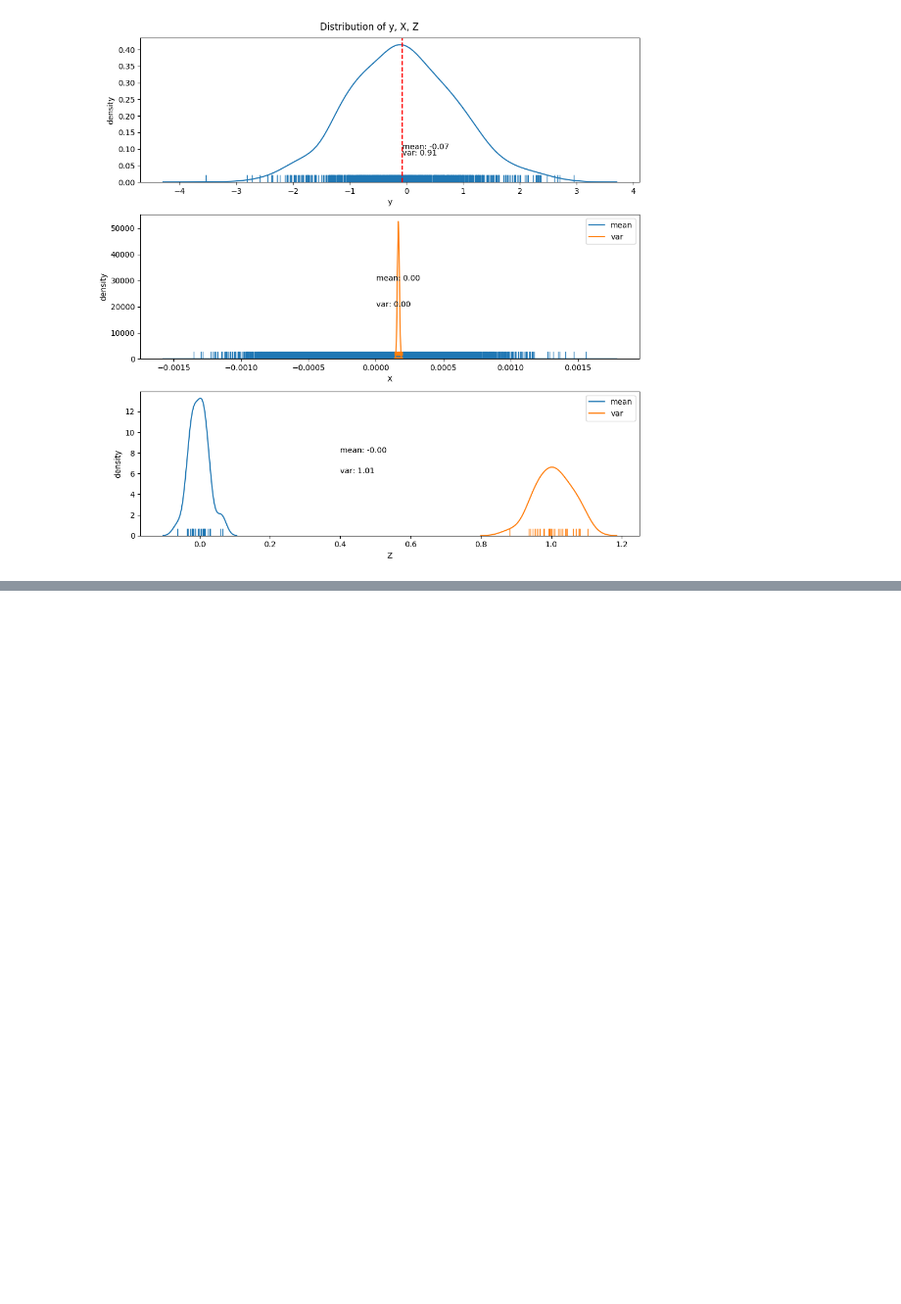
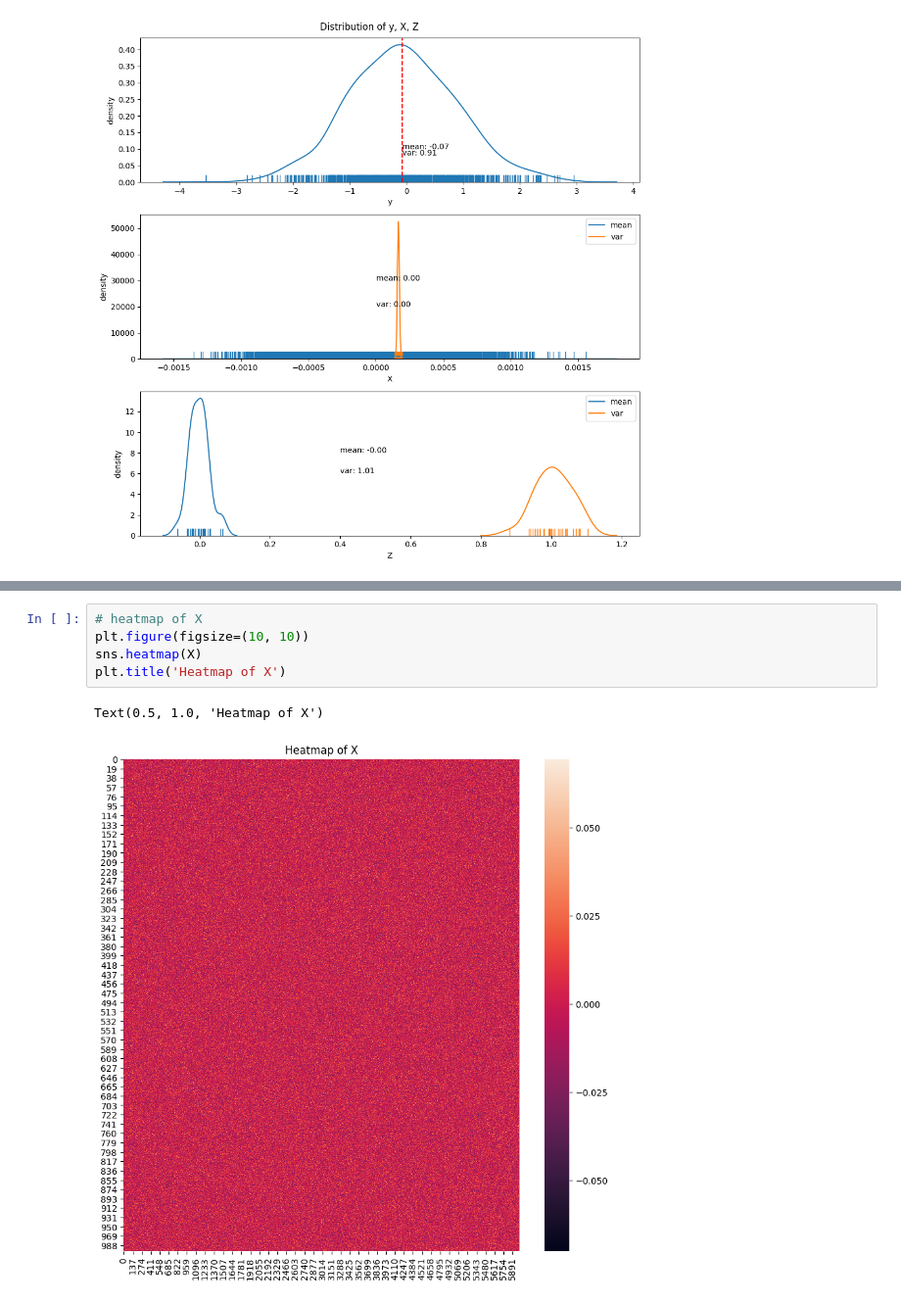
Before and after one commit to LucaJiang/Mixed-Effect-Model-Numerical-Algorithm, a Jupyter notebook: explore_data.ipynb, the cells around one changed output, grey strips where cells are left out. Shown at 98% size. Saved outputs shown, nothing was run; the diff lists cells and outputs as text; blank space fills up the shorter version.

```diff
--- a/explore_data.ipynb
+++ b/explore_data.ipynb
@@ -93,0 +106,8 @@ print(I_p, I_i, I_e, sep='\n\n')
+# %%
+# heatmap of X
+plt.figure(figsize=(10, 10))
+sns.heatmap(X)
+plt.title('Heatmap of X')
+# %% [output]
+Text(0.5, 1.0, 'Heatmap of X')
+[figure, added]
```
Also changed, not shown: parts of 7 cells of this notebook, 7 other files.
